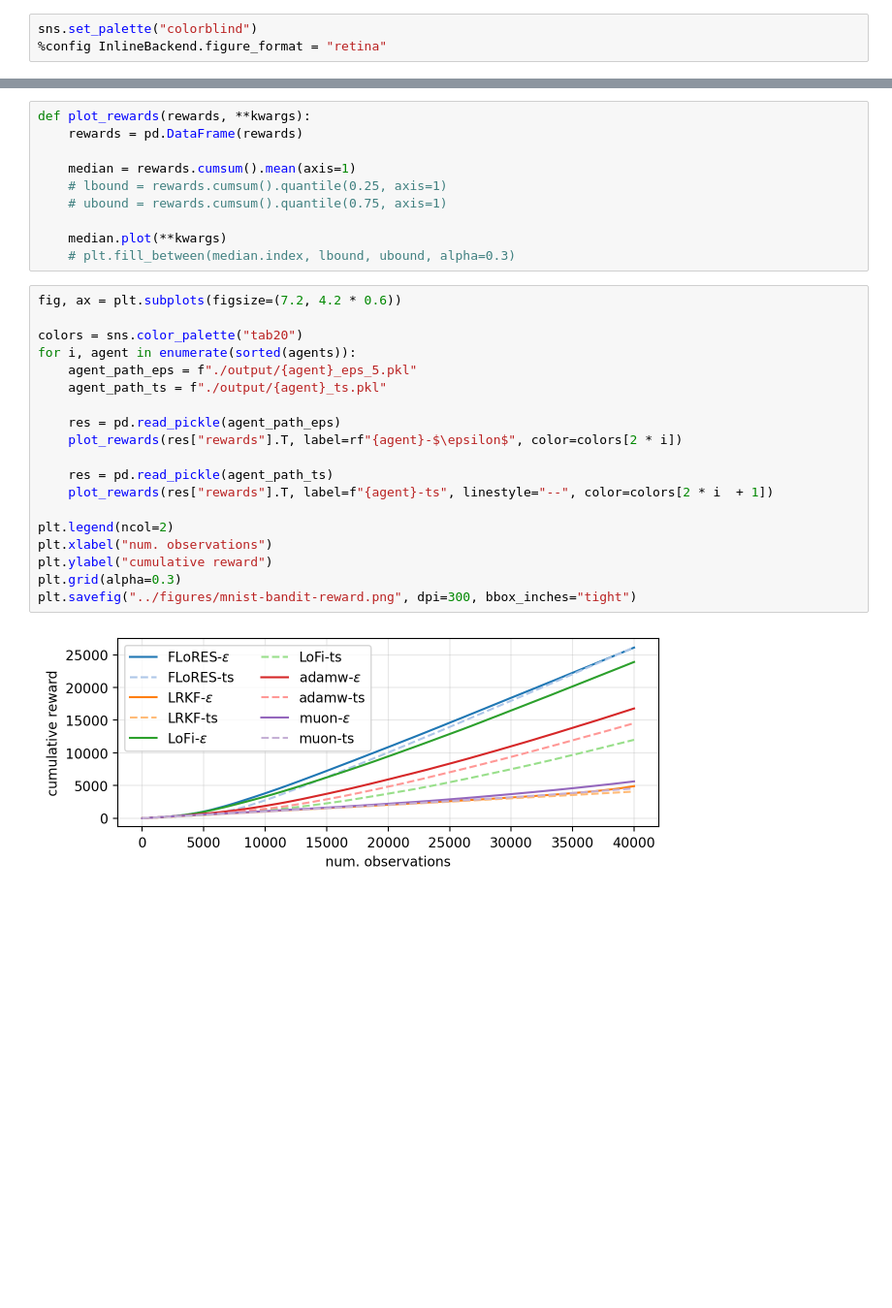
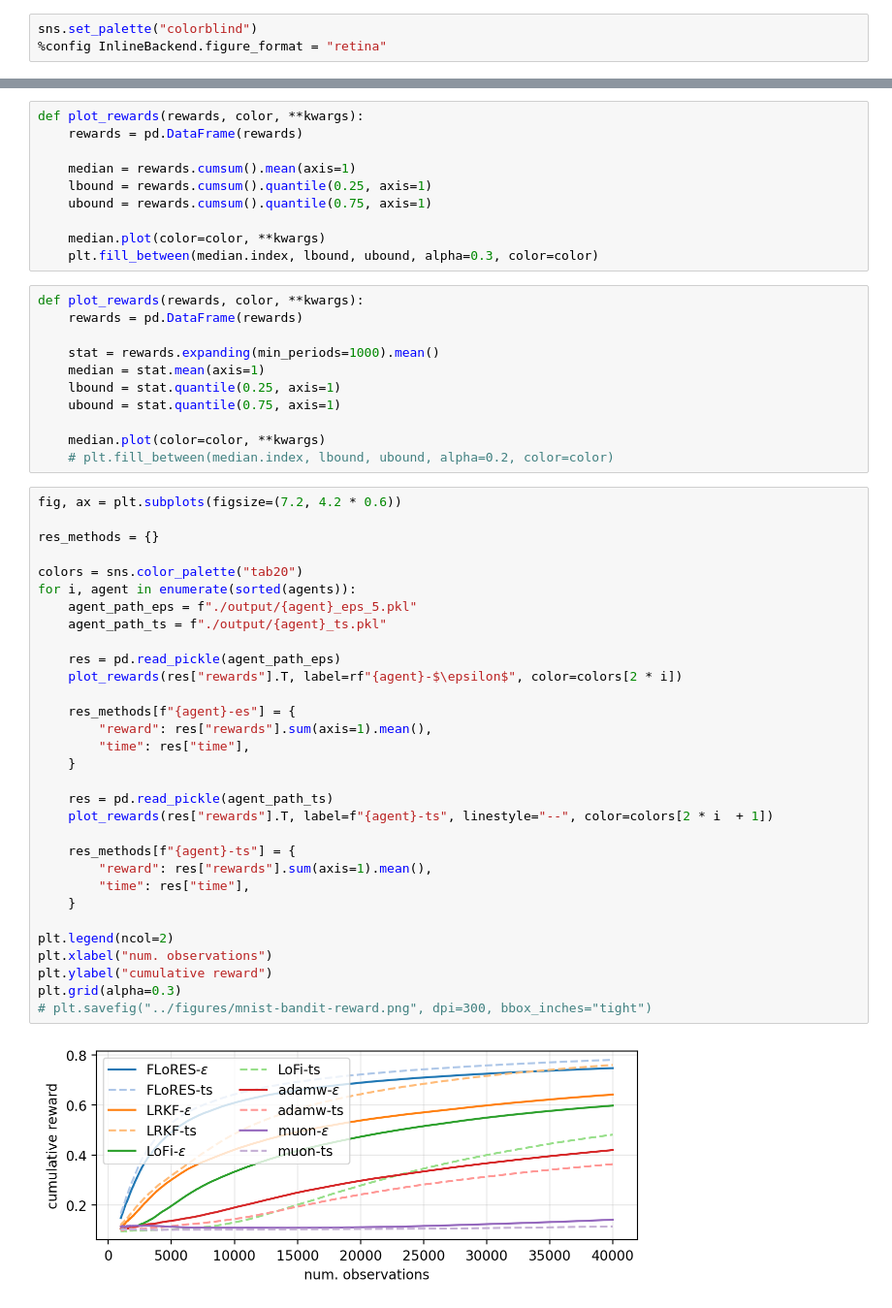
Before and after one commit to gerdm/low-rank-last-layer-inference, a Jupyter notebook: experiments/mnist-bandit-analysis.ipynb, the cells around one changed output, grey strips where cells are left out. Shown at 97% size. Drawn from its saved outputs; the diff is of its cells as text; blank space fills up the shorter version.

```diff
--- a/experiments/mnist-bandit-analysis.ipynb
+++ b/experiments/mnist-bandit-analysis.ipynb
@@ -13,31 +14,54 @@ agents = ["LRKF", "FLoRES", "adamw", "LoFi", "muon"]
 # %%
-def plot_rewards(rewards, **kwargs):
+def plot_rewards(rewards, color, **kwargs):
     rewards = pd.DataFrame(rewards)
 
     median = rewards.cumsum().mean(axis=1)
-    # lbound = rewards.cumsum().quantile(0.25, axis=1)
-    # ubound = rewards.cumsum().quantile(0.75, axis=1)
+    lbound = rewards.cumsum().quantile(0.25, axis=1)
+    ubound = rewards.cumsum().quantile(0.75, axis=1)
 
-    median.plot(**kwargs)
-    # plt.fill_between(median.index, lbound, ubound, alpha=0.3)
+    median.plot(color=color, **kwargs)
+    plt.fill_between(median.index, lbound, ubound, alpha=0.3, color=color)
+# %%
+def plot_rewards(rewards, color, **kwargs):
+    rewards = pd.DataFrame(rewards)
+
+    stat = rewards.expanding(min_periods=1000).mean()
+    median = stat.mean(axis=1)
+    lbound = stat.quantile(0.25, axis=1)
+    ubound = stat.quantile(0.75, axis=1)
+
+    median.plot(color=color, **kwargs)
+    # plt.fill_between(median.index, lbound, ubound, alpha=0.2, color=color)
 # %%
 fig, ax = plt.subplots(figsize=(7.2, 4.2 * 0.6))
+
+res_methods = {}
 
 colors = sns.color_palette("tab20")
 for i, agent in enumerate(sorted(agents)):
     agent_path_eps = f"./output/{agent}_eps_5.pkl"
     agent_path_ts = f"./output/{agent}_ts.pkl"
 
     res = pd.read_pickle(agent_path_eps)
     plot_rewards(res["rewards"].T, label=rf"{agent}-$\epsilon$", color=colors[2 * i])
 
+    res_methods[f"{agent}-es"] = {
+        "reward": res["rewards"].sum(axis=1).mean(),
+        "time": res["time"],
+    }
+
     res = pd.read_pickle(agent_path_ts)
     plot_rewards(res["rewards"].T, label=f"{agent}-ts", linestyle="--", color=colors[2 * i  + 1])
+
+    res_methods[f"{agent}-ts"] = {
+        "reward": res["rewards"].sum(axis=1).mean(),
+        "time": res["time"],
+    }
 
 plt.legend(ncol=2)
 plt.xlabel("num. observations")
 plt.ylabel("cumulative reward")
 plt.grid(alpha=0.3)
-plt.savefig("../figures/mnist-bandit-reward.png", dpi=300, bbox_inches="tight")
+# plt.savefig("../figures/mnist-bandit-reward.png", dpi=300, bbox_inches="tight")
 # %% [output]
-[figure, old version]
+[figure, new version]
```
Also changed, not shown: parts of 3 cells of this notebook, 7 other files.
